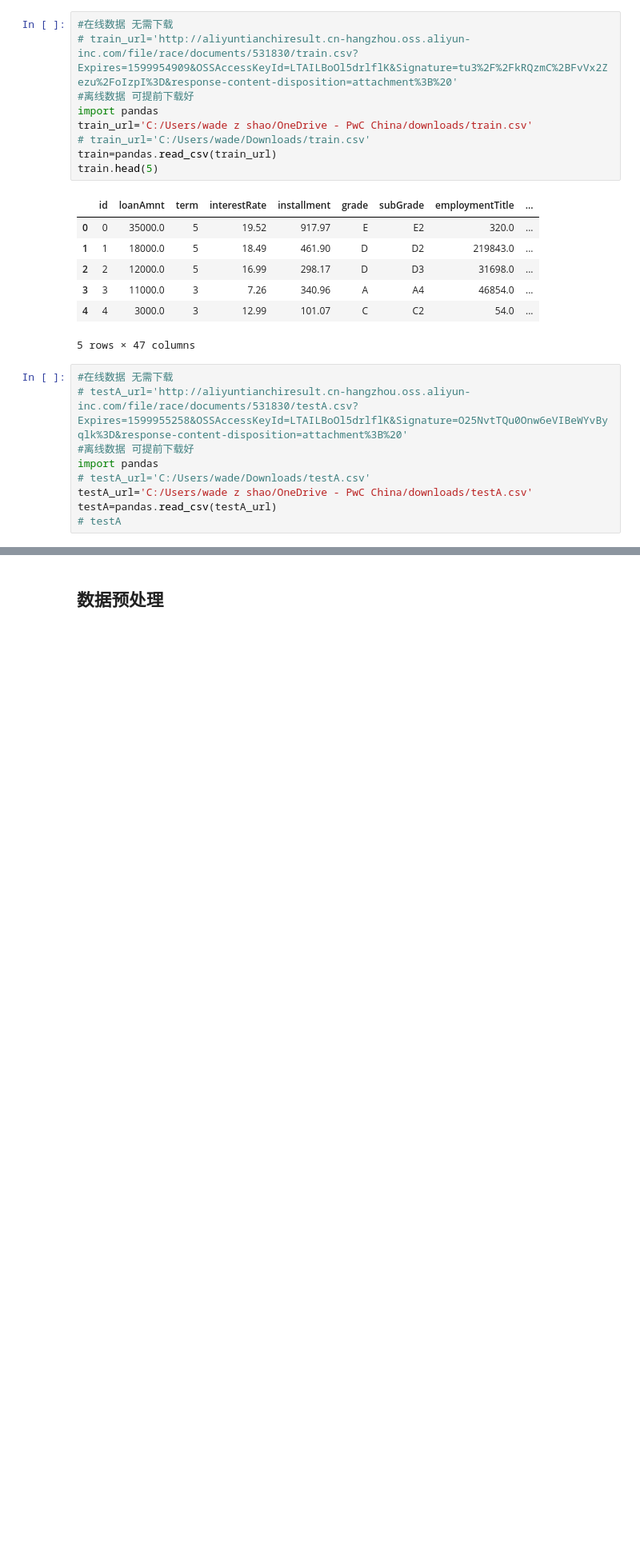
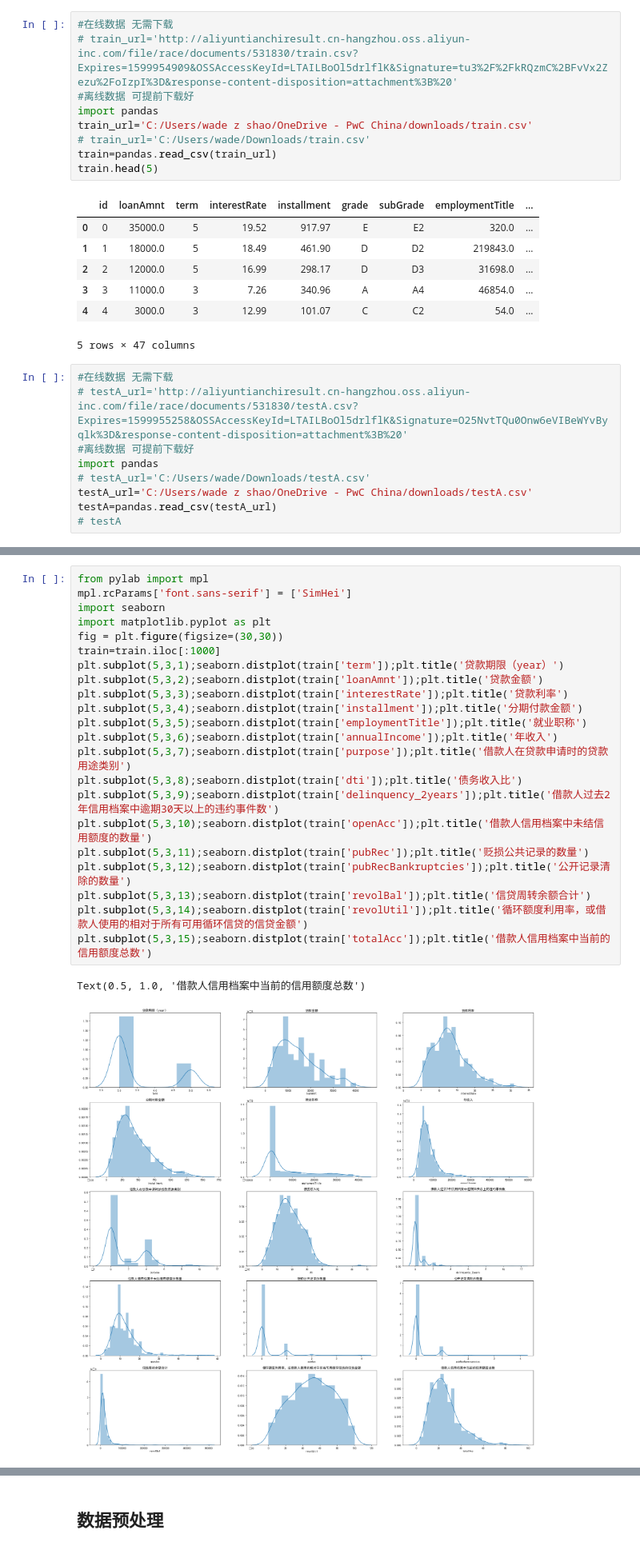
Before and after one commit to ShaoZC/Quantitative_Risk_Management_in_Python, a Jupyter notebook: 金融风控-贷款违约预测202009.ipynb, the cells around one changed output, grey strips where cells are left out. Shown at 80% size. Saved outputs shown, nothing was run; the diff lists cells and outputs as text; blank space fills up the shorter version.

```diff
--- a/金融风控-贷款违约预测202009.ipynb
+++ b/金融风控-贷款违约预测202009.ipynb
@@ -36,0 +47,25 @@ testA=pandas.read_csv(testA_url)
+# %%
+from pylab import mpl
+mpl.rcParams['font.sans-serif'] = ['SimHei']
+import seaborn
+import matplotlib.pyplot as plt
+fig = plt.figure(figsize=(30,30))
+train=train.iloc[:1000]
+plt.subplot(5,3,1);seaborn.distplot(train['term']);plt.title('贷款期限（year）')
+plt.subplot(5,3,2);seaborn.distplot(train['loanAmnt']);plt.title('贷款金额')
+plt.subplot(5,3,3);seaborn.distplot(train['interestRate']);plt.title('贷款利率')
+plt.subplot(5,3,4);seaborn.distplot(train['installment']);plt.title('分期付款金额')
+plt.subplot(5,3,5);seaborn.distplot(train['employmentTitle']);plt.title('就业职称')
+plt.subplot(5,3,6);seaborn.distplot(train['annualIncome']);plt.title('年收入')
+plt.subplot(5,3,7);seaborn.distplot(train['purpose']);plt.title('借款人在贷款申请时的贷款用途类别')
+plt.subplot(5,3,8);seaborn.distplot(train['dti']);plt.title('债务收入比')
+plt.subplot(5,3,9);seaborn.distplot(train['delinquency_2years']);plt.title('借款人过去2年信用档案中逾期30天以上的违约事件数')
+plt.subplot(5,3,10);seaborn.distplot(train['openAcc']);plt.title('借款人信用档案中未结信用额度的数量')
+plt.subplot(5,3,11);seaborn.distplot(train['pubRec']);plt.title('贬损公共记录的数量')
+plt.subplot(5,3,12);seaborn.distplot(train['pubRecBankruptcies']);plt.title('公开记录清除的数量')
+plt.subplot(5,3,13);seaborn.distplot(train['revolBal']);plt.title('信贷周转余额合计')
+plt.subplot(5,3,14);seaborn.distplot(train['revolUtil']);plt.title('循环额度利用率，或借款人使用的相对于所有可用循环信贷的信贷金额')
+plt.subplot(5,3,15);seaborn.distplot(train['totalAcc']);plt.title('借款人信用档案中当前的信用额度总数')
+# %% [output]
+Text(0.5, 1.0, '借款人信用档案中当前的信用额度总数')
+[figure, added]
```
Also changed, not shown: parts of 31 cells of this notebook.
